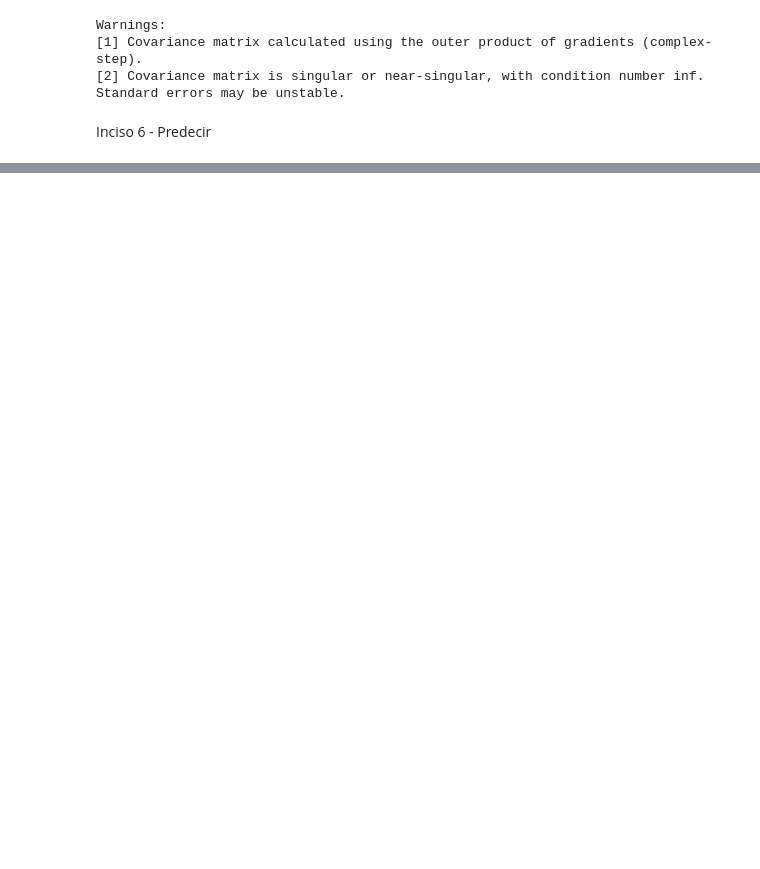
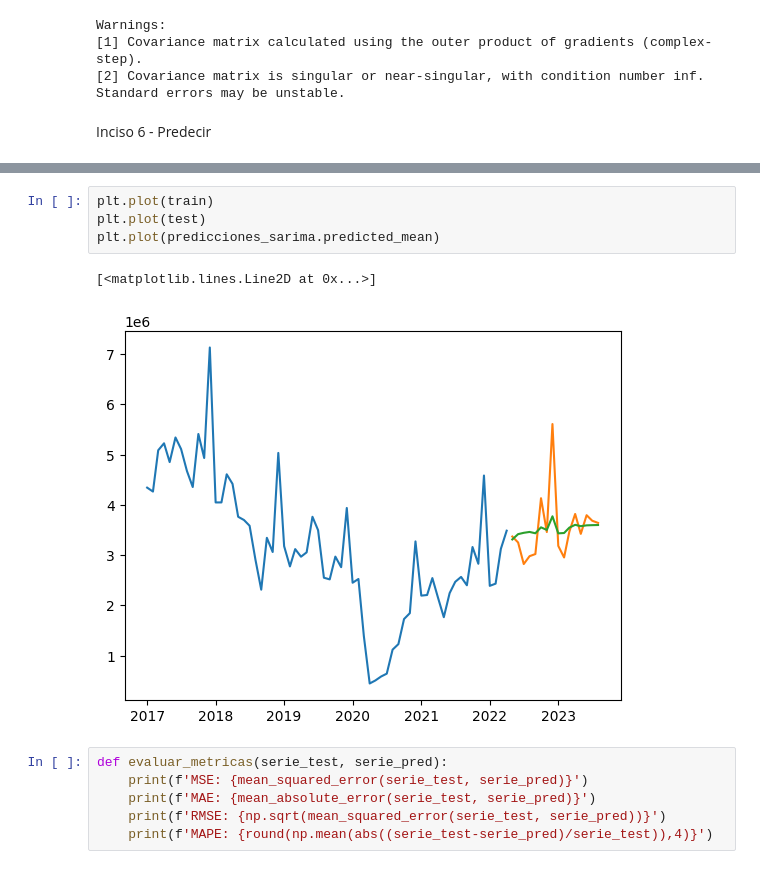
Before and after one commit to waldof86/AST, a Jupyter notebook: TP1/TP1 v2.ipynb, the cells around one changed output, grey strips where cells are left out. Cells and saved outputs as stored; diff of their text form; blank space fills up the shorter version.

```diff
--- a/TP1/TP1 v2.ipynb
+++ b/TP1/TP1 v2.ipynb
@@ -418,0 +450,13 @@ plot_pacf(residuos, lags = 20)
+# %%
+plt.plot(train)
+plt.plot(test)
+plt.plot(predicciones_sarima.predicted_mean)
+# %% [output]
+[<matplotlib.lines.Line2D at 0x...>]
+[figure, added]
+# %%
+def evaluar_metricas(serie_test, serie_pred):
+    print(f'MSE: {mean_squared_error(serie_test, serie_pred)}')
+    print(f'MAE: {mean_absolute_error(serie_test, serie_pred)}')
+    print(f'RMSE: {np.sqrt(mean_squared_error(serie_test, serie_pred))}')
+    print(f'MAPE: {round(np.mean(abs((serie_test-serie_pred)/serie_test)),4)}')
```
Also changed, not shown: parts of 17 cells of this notebook, 4 other files.
